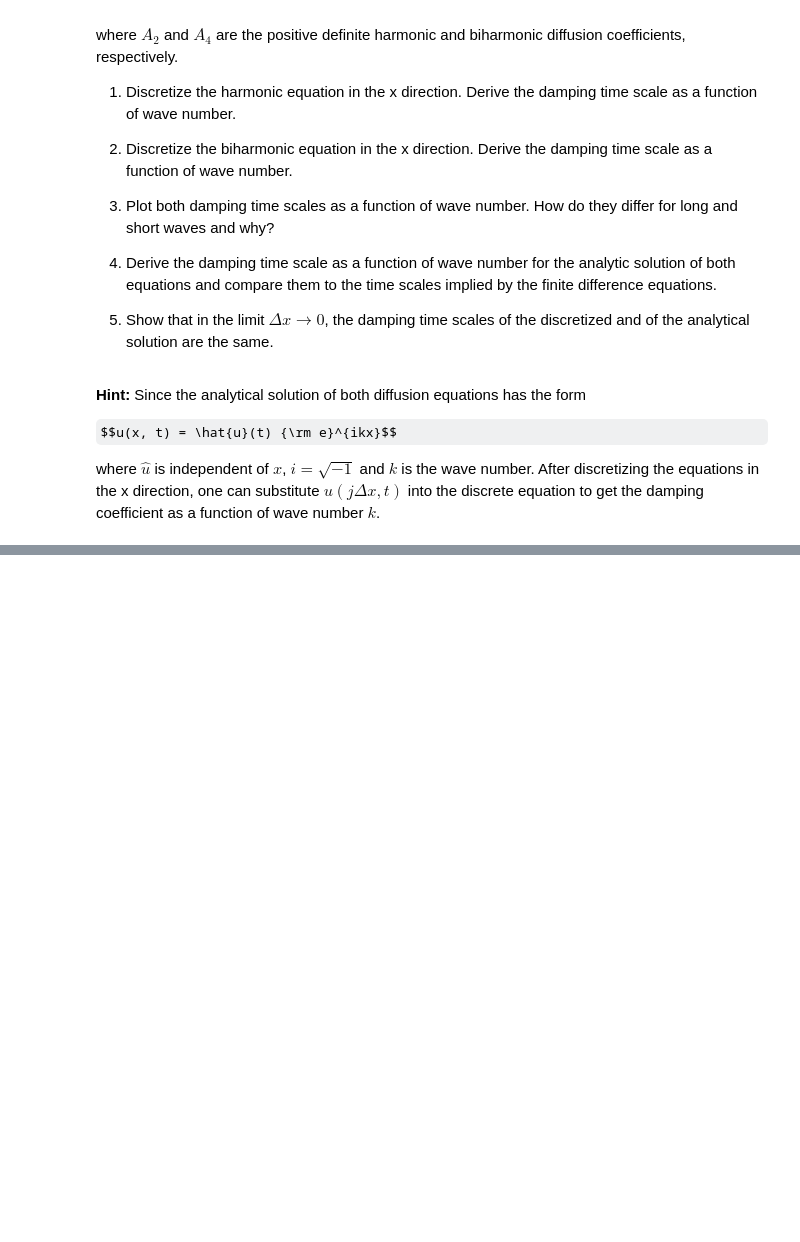
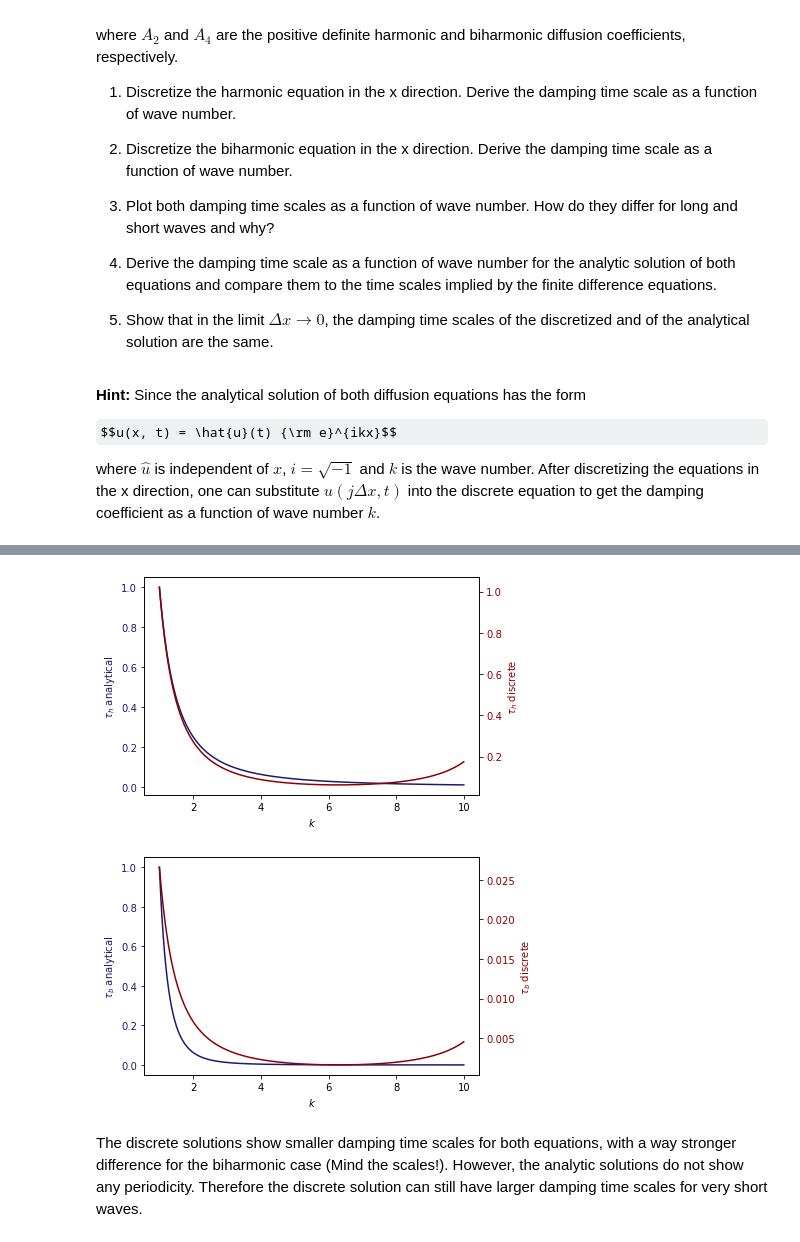
Before and after one commit to vopikamm/climNUM, a Jupyter notebook: Exercise_02a_Scale-Selective_Damping.ipynb, the cells around one changed output, grey strips where cells are left out. Drawn from its saved outputs; the diff is of its cells as text; code cells hidden in the pictures; some formulas as TeX source; blank space fills up the shorter version.

```diff
--- a/Exercise_02a_Scale-Selective_Damping.ipynb
+++ b/Exercise_02a_Scale-Selective_Damping.ipynb
@@ -124,0 +151,7 @@ As visible above,
+# %%
+#check value:
+print((D.dx**2 * D.A_2)/(12 * D.A_4))
+
+D.k = 1.
+
+print(D.tau_b_dis()/D.tau_h_dis())
@@ -124,0 +187,10 @@ As visible above,
+# %%
+D.k = np.linspace(1,10,1000)
+D.tau_plot(D.tau_h_ana(),D.tau_h_dis(),ylabel=(r'$\tau_{h}$ analytical',r'$\tau_{h}$ discrete'))
+
+D.tau_plot(D.tau_b_ana(),D.tau_b_dis(),ylabel=(r'$\tau_{b}$ analytical',r'$\tau_{b}$ discrete'))
+# %% [output]
+[figure, added]
+[figure, added]
+# %% [markdown]
+The discrete solutions show smaller damping time scales for both equations, with a way stronger difference for the biharmonic case (Mind the scales!). However, the analytic solutions do not show any periodicity. Therefore the discrete solution can still have larger damping time scales for very short waves.
```
Also changed, not shown: parts of 14 cells of this notebook.
